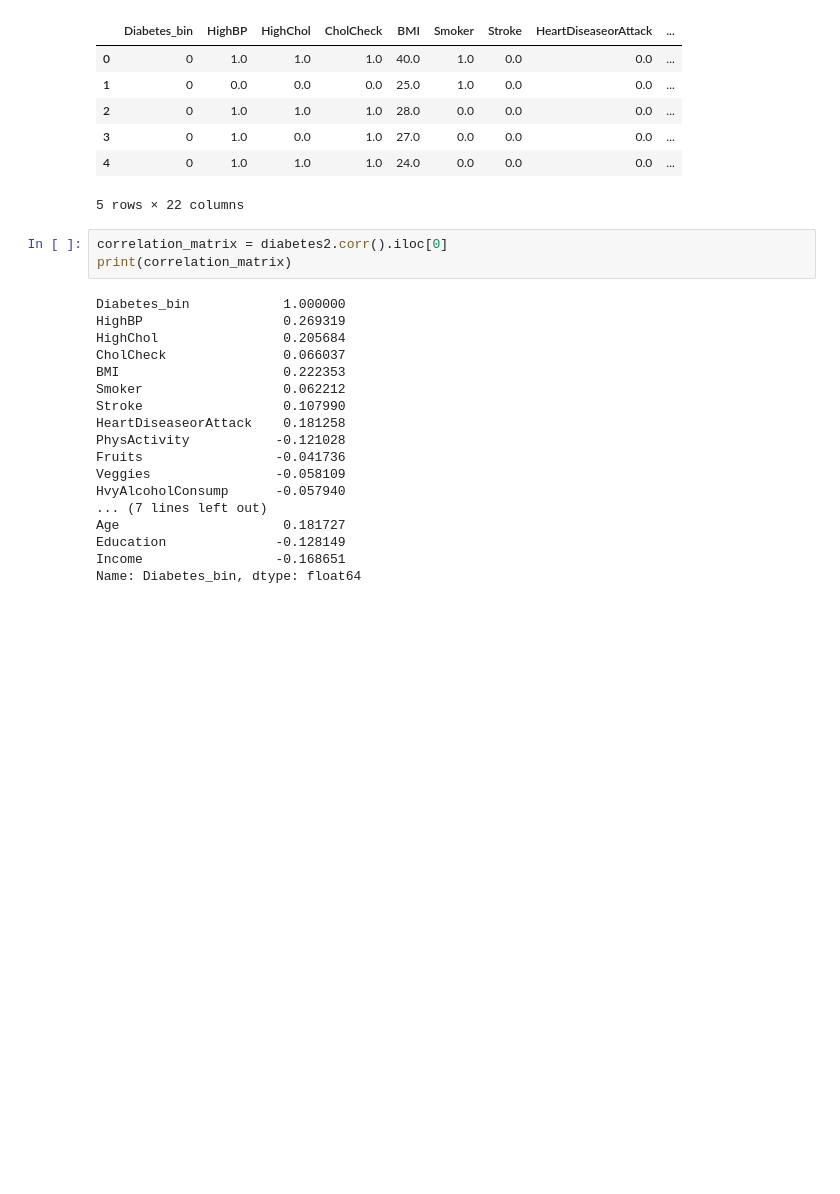
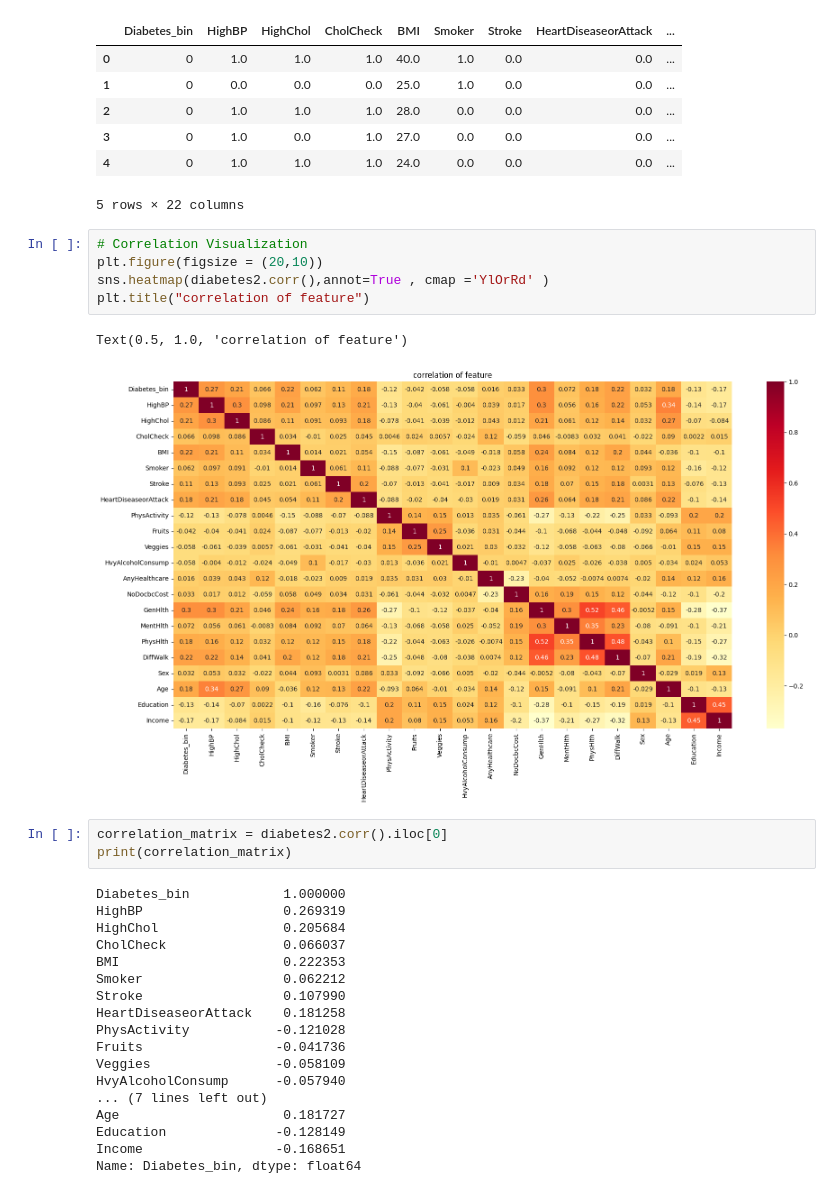
Before and after one commit to singfila/data110_diabetes_project, a Jupyter notebook: data110_final_project.ipynb, the cells around one changed output. Cells and saved outputs as stored; diff of their text form; blank space fills up the shorter version.

```diff
--- a/data110_final_project.ipynb
+++ b/data110_final_project.ipynb
@@ -61,6 +101,14 @@ diabetes2.head()
 | 3 | 0 | 1.0 | 0.0 | 1.0 | 27.0 | 0.0 | 0.0 | 0.0 | ... |
 | 4 | 0 | 1.0 | 1.0 | 1.0 | 24.0 | 0.0 | 0.0 | 0.0 | ... |
 5 rows × 22 columns
+# %%
+# Correlation Visualization
+plt.figure(figsize = (20,10))
+sns.heatmap(diabetes2.corr(),annot=True , cmap ='YlOrRd' )
+plt.title("correlation of feature")
+# %% [output]
+Text(0.5, 1.0, 'correlation of feature')
+[figure, added]
 # %%
 correlation_matrix = diabetes2.corr().iloc[0]
 print(correlation_matrix)
```
Also changed, not shown: parts of 15 cells of this notebook.
